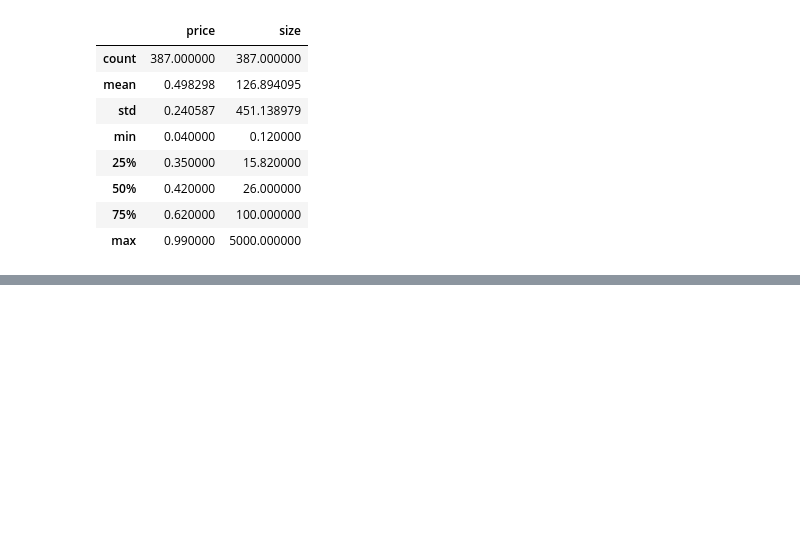
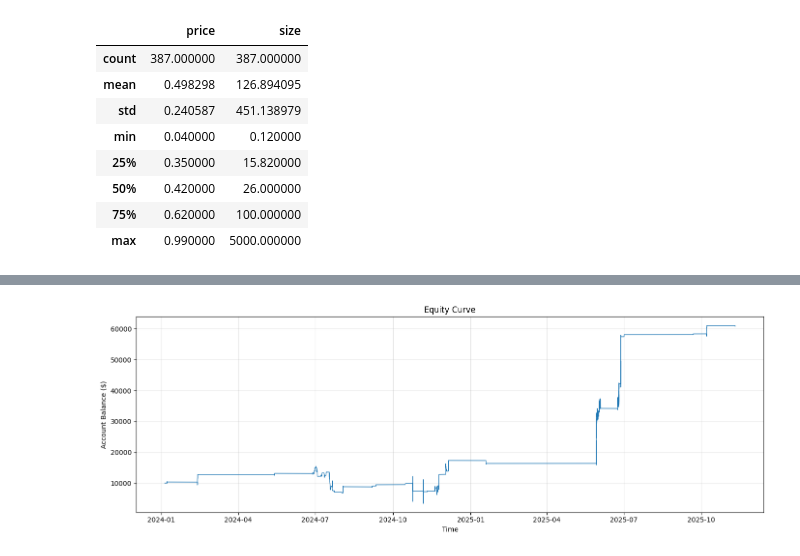
Before and after one commit to yskaaks/polymarket-bot, a Jupyter notebook: notebooks/explore_data.ipynb, the cells around one changed output, grey strips where cells are left out. Cells and saved outputs as stored; diff of their text form; code cells hidden in the pictures; blank space fills up the shorter version.

```diff
--- a/notebooks/explore_data.ipynb
+++ b/notebooks/explore_data.ipynb
@@ -184,0 +268,14 @@ Inspecting token: 1431004624986814751264380688748638264892...
+# %%
+# Load artifacts from latest run (or change run_id)
+assert not runs.empty, "No MLflow runs found — run a backtest in section 5 first"
+
+run_id = runs.iloc[0]["run_id"]
+client = mlflow.tracking.MlflowClient()
+artifacts_dir = client.download_artifacts(run_id, "")
+
+fills = pd.read_parquet(f"{artifacts_dir}/fills.parquet")
+positions = pd.read_parquet(f"{artifacts_dir}/positions.parquet")
+account = pd.read_parquet(f"{artifacts_dir}/account_history.parquet")
+
+print(f"Run: {run_id}")
+print(f"Fills: {len(fills)}, Positions: {len(positions)}, Account snapshots: {len(account)}")
@@ -184,0 +307,15 @@ Inspecting token: 1431004624986814751264380688748638264892...
+# %%
+# Equity curve
+import matplotlib.pyplot as plt
+
+account_sorted = account.sort_index()
+fig, ax = plt.subplots(figsize=(14, 5))
+ax.plot(account_sorted.index, account_sorted["total"].astype(float), linewidth=1)
+ax.set_title("Equity Curve")
+ax.set_ylabel("Account Balance ($)")
+ax.set_xlabel("Time")
+ax.grid(True, alpha=0.3)
+plt.tight_layout()
+plt.show()
+# %% [output]
+[figure, added]
```
Also changed, not shown: parts of 9 cells of this notebook.
